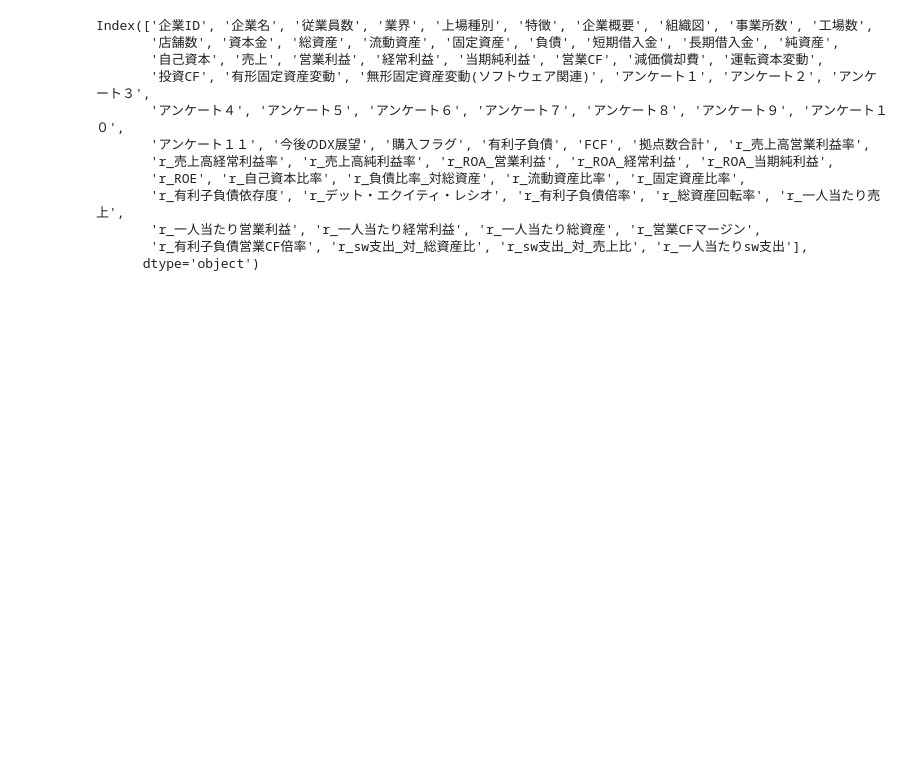
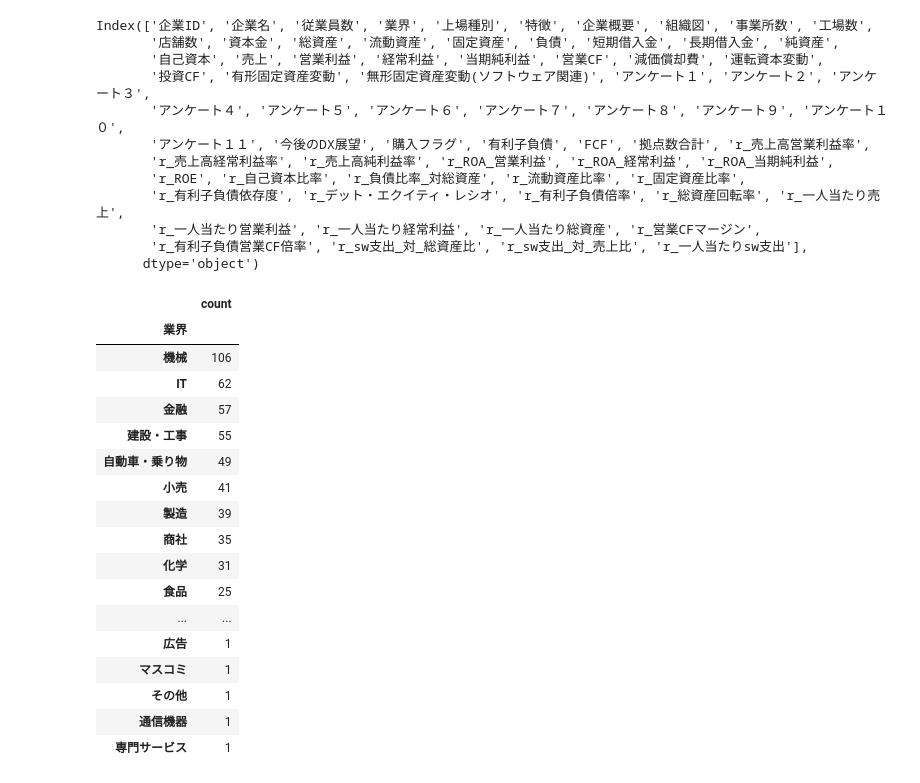
Before and after one commit to saitooo376/student_cup_2026, a Jupyter notebook: notebooks/01_EDA.ipynb, the cells around one changed output. Drawn from its saved outputs; the diff is of its cells as text; code cells hidden in the pictures; blank space fills up the shorter version.

```diff
--- a/notebooks/01_EDA.ipynb
+++ b/notebooks/01_EDA.ipynb
@@ -474,3 +474,24 @@ Index(['企業ID', '企業名', '従業員数', '業界', '上場種別', '特
 # plt.tight_layout()
 # plt.savefig('images/train_test分布比較[変換後].png')
 # plt.close()
+# %%
+train["業界"].value_counts().to_frame()
+# %% [output]
+|  | count |
+| 業界 |  |
+| 機械 | 106 |
+| IT | 62 |
+| 金融 | 57 |
+| 建設・工事 | 55 |
+| 自動車・乗り物 | 49 |
+| 小売 | 41 |
+| 製造 | 39 |
+| 商社 | 35 |
+| 化学 | 31 |
+| 食品 | 25 |
+| ... | ... |
+| 広告 | 1 |
+| マスコミ | 1 |
+| その他 | 1 |
+| 通信機器 | 1 |
+| 専門サービス | 1 |
```
